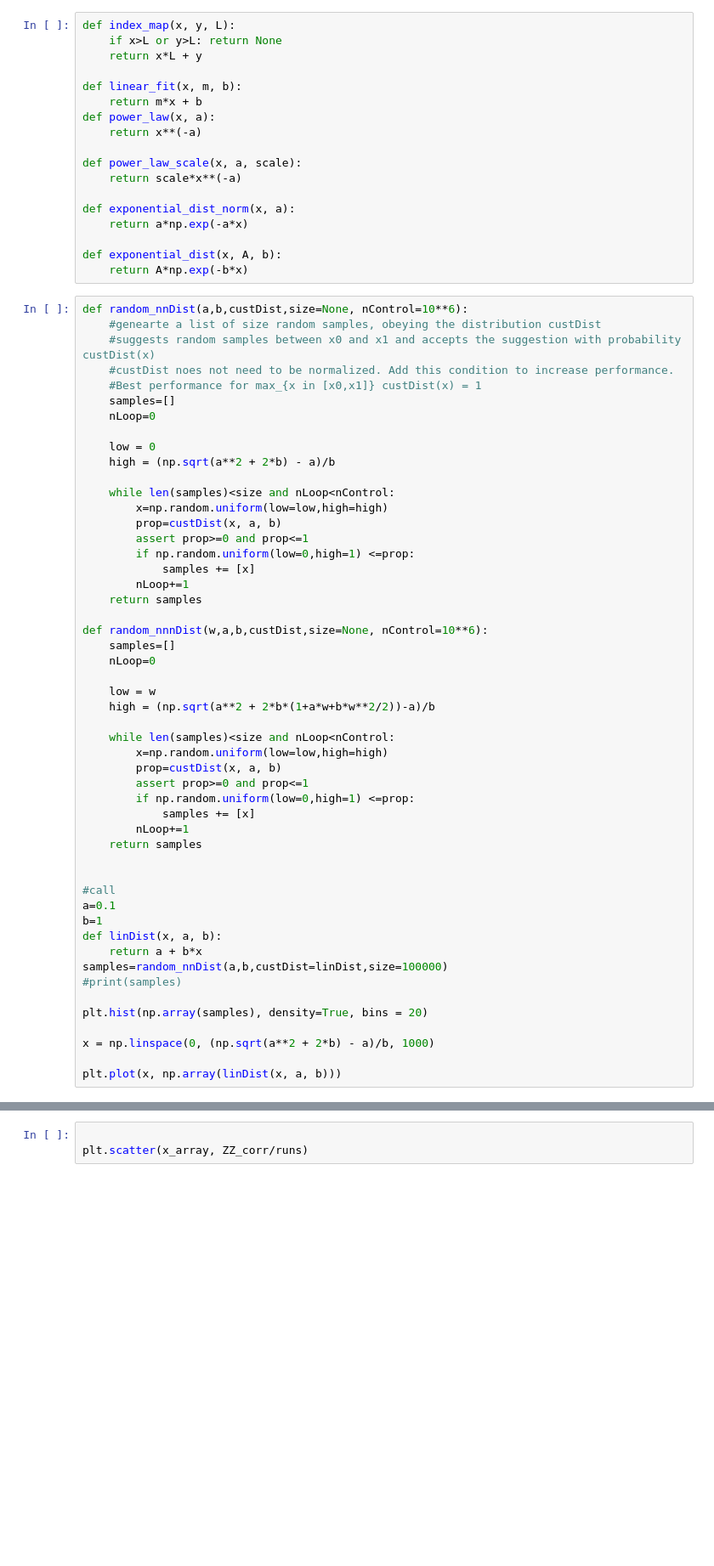
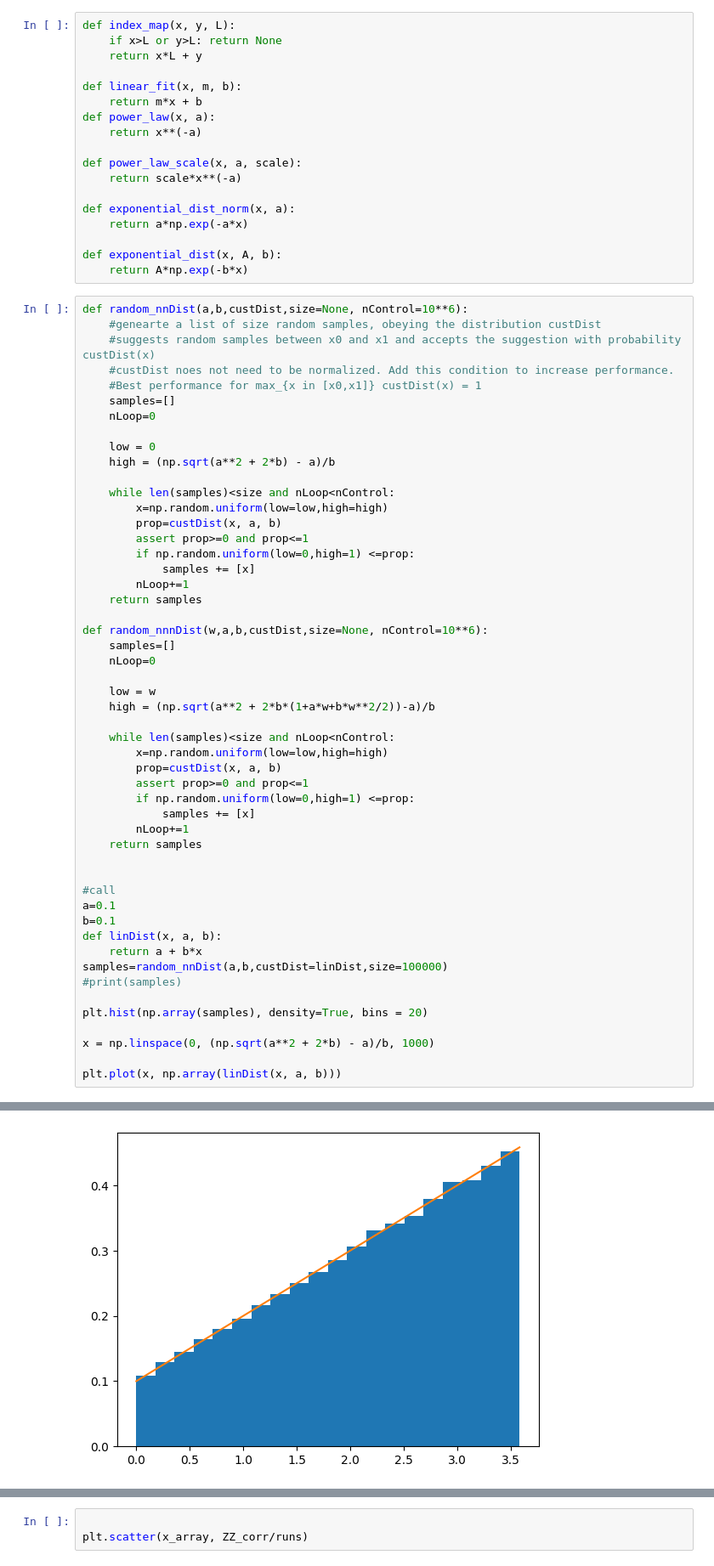
Before and after one commit to tsgaurav/Ising_RSRG, a Jupyter notebook: ipynb_notebooks/2D_Ising_with_bdry.ipynb, the cells around one changed output, grey strips where cells are left out. Shown at 85% size. Drawn from its saved outputs; the diff is of its cells as text; blank space fills up the shorter version.

```diff
--- a/ipynb_notebooks/2D_Ising_with_bdry.ipynb
+++ b/ipynb_notebooks/2D_Ising_with_bdry.ipynb
@@ -68,7 +68,7 @@ def random_nnnDist(w,a,b,custDist,size=None, nControl=10**6):
 
 #call
 a=0.1
-b=1
+b=0.1
 def linDist(x, a, b):
     return a + b*x
 samples=random_nnDist(a,b,custDist=linDist,size=100000)
@@ -79,3 +79,4 @@ plt.hist(np.array(samples), density=True, bins = 20)
 x = np.linspace(0, (np.sqrt(a**2 + 2*b) - a)/b, 1000)
 
 plt.plot(x, np.array(linDist(x, a, b)))
+# %% [output]
@@ -82,3 +84,4 @@ plt.plot(x, np.array(linDist(x, a, b)))
+[figure, added]
 # %%
 def update_adjacency_J_ij(adj_ind, i, j):
     #Updates adjaceny set of i with that of j
```
Also changed, not shown: parts of 8 cells of this notebook.
